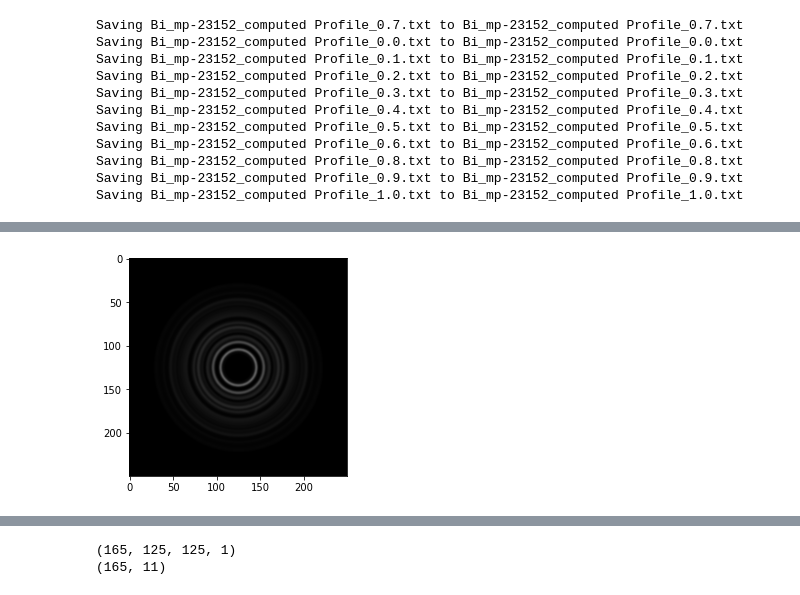
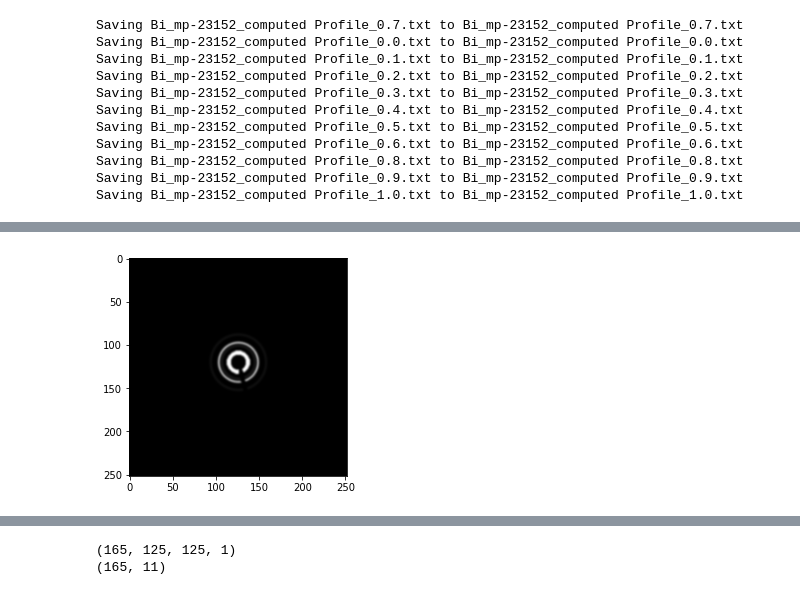
Before and after one commit to dhruv-sirohi/Miller-Lab-UED, a Jupyter notebook: Project 1: Synthetic Data Classification/Bismuth_CrystalMaker_Script.ipynb, the cells around one changed output, grey strips where cells are left out. Drawn from its saved outputs; the diff is of its cells as text; code cells hidden in the pictures.

```diff
--- a/Project 1: Synthetic Data Classification/Bismuth_CrystalMaker_Script.ipynb
+++ b/Project 1: Synthetic Data Classification/Bismuth_CrystalMaker_Script.ipynb
@@ -38,8 +38,8 @@ for val in range(0,11,1):
   files_to_open.append(file_name)
 # %%
 #Defining Parameters for Image Conversion
-scale = 5 #Scales the radii of the diffraction profiles (large scale increases space between 'rings')
-resolution = 126 #Determines image resolution
+scale = 2 #Scales the radii of the diffraction profiles (large scale increases space between 'rings')
+resolution = 126*2 #Determines image resolution
 # %%
 #Generating one hot vectors for labels
 one_hot_vecs = []
@@ -89,7 +87,7 @@ images = [] #images will be a list of [diffraction patterns, labels]
 #Setting up a (resolution,resolution) sized array for the mask
 #Ogrid is used to setup a row and column vector of values ranging from 0 to resolution
 
-X, Y = np.ogrid[:resolution,:resolution]
+Y,X = np.ogrid[:resolution,:resolution]
 centre_val = resolution/2
 
 #The values stored in each vector are squared and the vectors are added (using broadcasting)
@@ -102,18 +100,20 @@ dist_from_center = np.sqrt((X-centre_val)**2+(Y-centre_val)**2)
 for i in range(0,len(radii)): #iterates through all diffraction profiles
 
   #creates a 'base image' for the background of the image
+  """
   if invert:
-    base_img = np.ones((resolution,resolution))*256
+    base_img = np.ones((resolution,resolution))*255
   else:
     base_img = np.zeros((resolution,resolution))
-
+  """
+  base_img = np.zeros((resolution,resolution))
   radius = radii[i]
   intensity = intenisties[i]
 
   #Scaling the radii of each diffraction pattern
-  #This ensures that the smallest radii rings (the brightest rings) in all images are of a uniform size (5% of the total resolution)
+  #This ensures that the smallest radii rings (the brightest rings) have a radius equal to 5.5% of the image's width/height
   min_rad = radius[0]
-  radius_adjustment_value = (resolution/2)*0.1/min_rad
+  radius_adjustment_value = (resolution/2)*0.11/min_rad
 
   prev_rad = radius[0]*radius_adjustment_value
   max_intensity = max(intensity)
@@ -121,43 +121,96 @@ for i in range(0,len(radii)): #iterates through all diffraction profiles
 
     curr_rad = radius[j]*radius_adjustment_value
 
     #Defining the two-part mask
     mask = (dist_from_center <= curr_rad) & (dist_from_center > prev_rad)
 
     unscaled_circle = np.ones((resolution,resolution)) #np.copy(array_ones)
 
     #applies mask to white image
     unscaled_circle[~mask]=0
 
     #adds/subtracts the new circle to the base image depending on inversion
+    """
     if invert:
       base_img -= unscaled_circle*intensity[j]*200/max_intensity #intensity values are scaled by the max intensity
     else:
       base_img += unscaled_circle*intensity[j]*200/max_intensity
+    """
+    base_img += unscaled_circle*intensity[j]*200/max_intensity
     prev_rad = curr_rad
+
+  #standardizing image by setting max pixel value to 255
+  max_image_brightness = max(np.ndarray.flatten(base_img))
+  base_img = 255*base_img/max_image_brightness
+
+
+  # Setting up stopper + bright spot
+  X_centered = X - resolution/2
+  Y_centered = Y - resolution/2
+
+  #making x/y square arrays
+  lin_combination_image = Y_centered+X_centered
+
+  X_square = lin_combination_image-Y_centered
+  Y_square = X_centered-lin_combination_image
+
+  dist_from_center = (np.sqrt((X-centre_val)**2+(Y-centre_val)**2))
+
+  max_dist = max(np.ndarray.flatten(dist_from_center))
+
+  normalized_bright_spot = (max_dist-dist_from_center)/max_dist
+
+  bright_spot_mask = (normalized_bright_spot>0.925) & (normalized_bright_spot<0.95)
+
+  normalized_bright_spot[~bright_spot_mask] = 0
+
+  normalized_bright_spot *= 255
+
+  mask1 = (X_square>0)
+  lin_eq_square =Y_square + 4*X_square
+
+  mask = (lin_eq_square<resolution*0.04) & (lin_eq_square>-resolution*0.04)
+  unscaled_circle = 255*np.ones((resolution,resolution)) #np.copy(array_ones)
+
+  #applies mask to white image
+  unscaled_circle[~mask]=0
+  unscaled_circle[~mask1]=0
+
+  """
+  if invert:
+    base_img = np.clip(base_img + unscaled_circle - normalized_bright_spot,0,255)
+    blurry_img = cv.GaussianBlur(base_img,(5,5),0)
+    images.append([blurry_img,one_hot_vecs[i]])
+    #No random translation for inverted image, because that leads to dark fringes around photo
+    #This is because black space
+  """
+  base_img = np.clip(base_img - unscaled_circle + normalized_bright_spot,0,255)
 
   #Blurring and randomly translating images to generate more datapoints
   blurry_img = cv.GaussianBlur(base_img,(5,5),0)
 
+  max_translation = int(0.025*resolution)
   for q in range(0,15):
     M = np.float32([
-    [1, 0, random.randint(-3,3)],
-    [0, 1, random.randint(-3,3)]
+    [1, 0, random.randint(-max_translation,max_translation)],
+    [0, 1, random.randint(-max_translation,max_translation)]
     ])
     new_image = cv.warpAffine(blurry_img, M, (resolution,resolution))
+    if invert:
+      max_blurry_image_brightness = max(np.ndarray.flatten(new_image))
+      inverted_image = max_blurry_image_brightness - new_image
+      images.append([inverted_image,one_hot_vecs[i]])
+    else:
+      images.append([new_image,one_hot_vecs[i]])
 
-    images.append([new_image,one_hot_vecs[i]])
 
-"""
-for base_img in images:
-    plt.imshow(im.fromarray(base_img[0]))
-    print(base_img[1])
-    plt.show()
-"""
-plt.imshow(im.fromarray(images[0][0]))
-plt.show()
-print(images[0][1])
 #Shuffles dataset
 random.shuffle(images)
+
+
+for i in range(0,3):
+  plt.imshow(images[i][0],cmap='gray')
+  plt.show()
+  #print(max(np.ndarray.flatten(images[i][0])))
 # %% [output]
-[figure, old version]
+[figure, new version]
```
Also changed, not shown: parts of 5 cells of this notebook.
